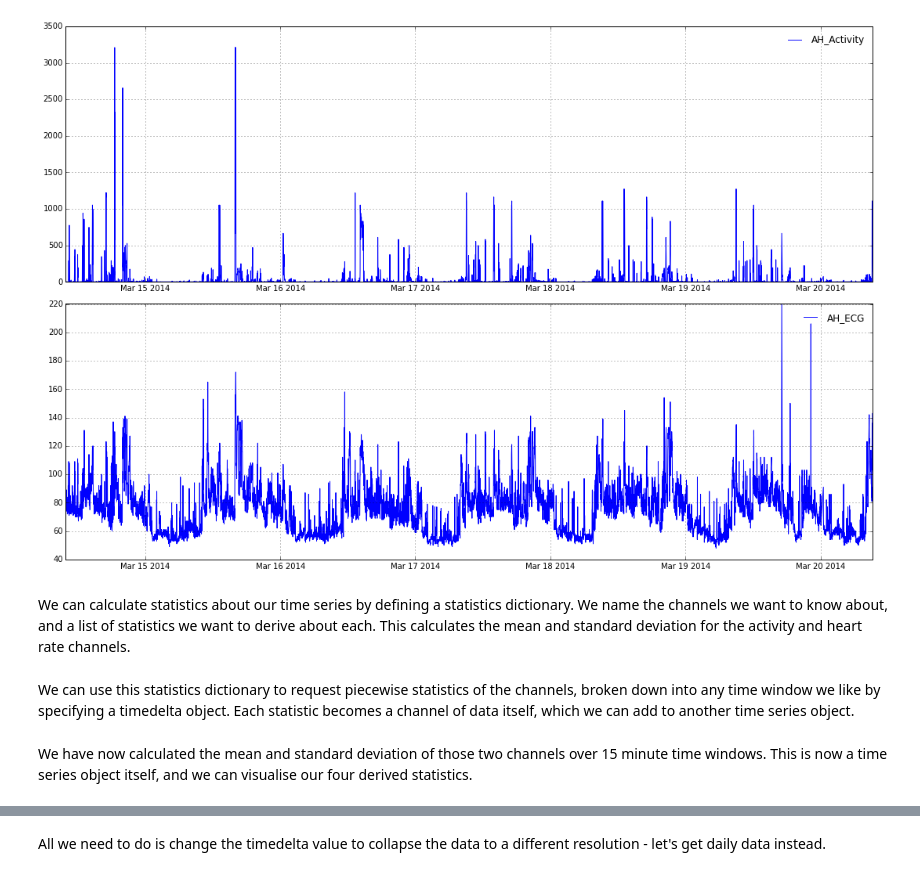
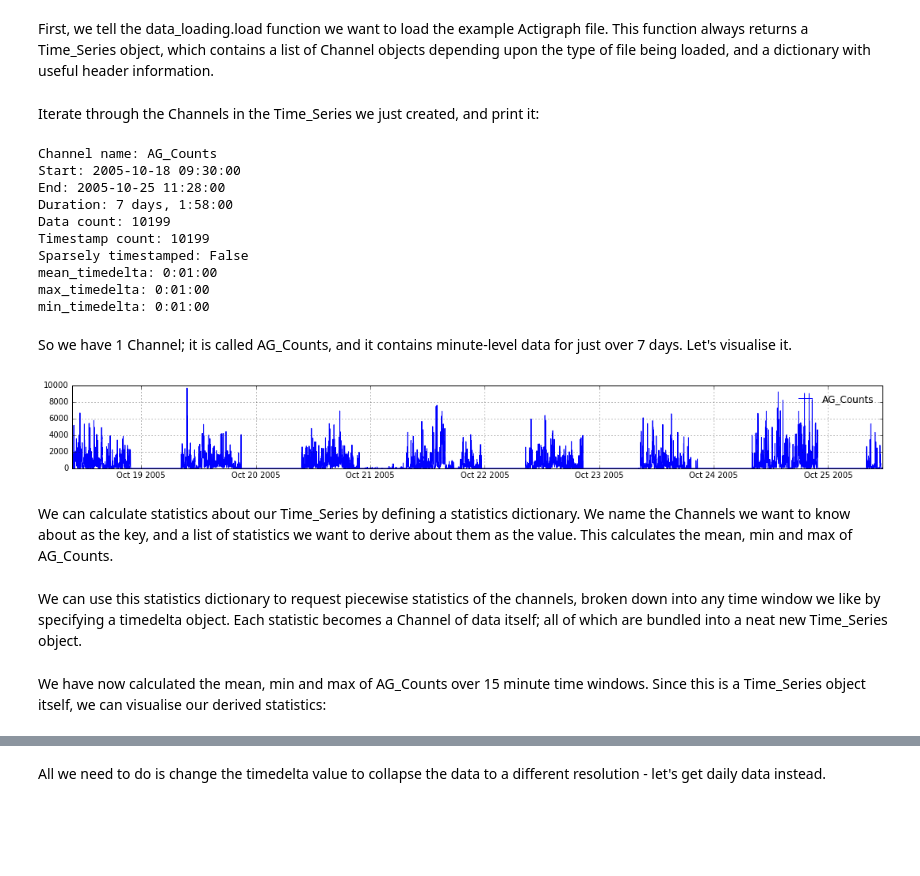
Before and after one commit to Thomite/pampro, a Jupyter notebook: examples/pampro_introduction.ipynb, the cells around one changed output, grey strips where cells are left out. Drawn from its saved outputs; the diff is of its cells as text; code cells hidden in the pictures; blank space fills up the shorter version.

Commit message:
Updated pampro introduction notebook.

```diff
--- a/examples/pampro_introduction.ipynb
+++ b/examples/pampro_introduction.ipynb
@@ -12,7 +7,0 @@ First we create a blank time series object, and read in some raw data as new cha
-# %%
-ts = Time_Series.Time_Series("Example Actiheart")
-
-chans = data_loading.load("V:/Projects/pampro/data/example_actiheart.txt", "Actiheart")
-ts.add_channels(chans)
-
-activity, heart = chans
@@ -21,6 +8,28 @@ We now have 2 channels of data in our time series object. We can visualise them
+# %% [markdown]
+First, we tell the data_loading.load function we want to load the example Actigraph file. This function always returns a Time_Series object, which contains a list of Channel objects depending upon the type of file being loaded, and a dictionary with useful header information.
+# %%
+ts, header = data_loading.load("S:/pampro/data/example_actigraph.DAT", "Actigraph")
+# %% [markdown]
+Iterate through the Channels in the Time_Series we just created, and print it:
+# %%
+for channel in ts:
+    print(channel)
+# %% [output]
+Channel name: AG_Counts
+Start: 2005-10-18 09:30:00
+End: 2005-10-25 11:28:00
+Duration: 7 days, 1:58:00
+Data count: 10199
+Timestamp count: 10199
+Sparsely timestamped: False
+mean_timedelta: 0:01:00
+max_timedelta: 0:01:00
+min_timedelta: 0:01:00
+# %% [markdown]
+So we have 1 Channel; it is called AG_Counts, and it contains minute-level data for just over 7 days. Let's visualise it.
 # %%
-chart = ts.draw([["AH_Activity"], ["AH_ECG"]])
+chart = ts.draw([["AG_Counts"]], height=2)
 # %% [output]
-[figure, old version]
+[figure, new version]
 # %% [markdown]
-We can calculate statistics about our time series by defining a statistics dictionary. We name the channels we want to know about, and a list of statistics we want to derive about each. This calculates the mean and standard deviation for the activity and heart rate channels.
+We can calculate statistics about our Time_Series by defining a statistics dictionary. We name the Channels we want to know about as the key, and a list of statistics we want to derive about them as the value. This calculates the mean, min and max of AG_Counts.
@@ -29,3 +38,3 @@ stats = {"AH_Activity":[("generic", ["mean", "std"])],"AH_ECG":[("generic", ["me
 # %% [markdown]
-We can use this statistics dictionary to request piecewise statistics of the channels, broken down into any time window we like by specifying a timedelta object. Each statistic becomes a channel of data itself, which we can add to another time series object.
+We can use this statistics dictionary to request piecewise statistics of the channels, broken down into any time window we like by specifying a timedelta object. Each statistic becomes a Channel of data itself; all of which are bundled into a neat new Time_Series object.
 # %%
@@ -35,2 +42,2 @@ ts_output.add_channels(simplified)
 # %% [markdown]
-We have now calculated the mean and standard deviation of those two channels over 15 minute time windows. This is now a time series object itself, and we can visualise our four derived statistics.
+We have now calculated the mean, min and max of AG_Counts over 15 minute time windows. Since this is a Time_Series object itself, we can visualise our derived statistics:
```
Also changed, not shown: parts of 17 cells of this notebook.
